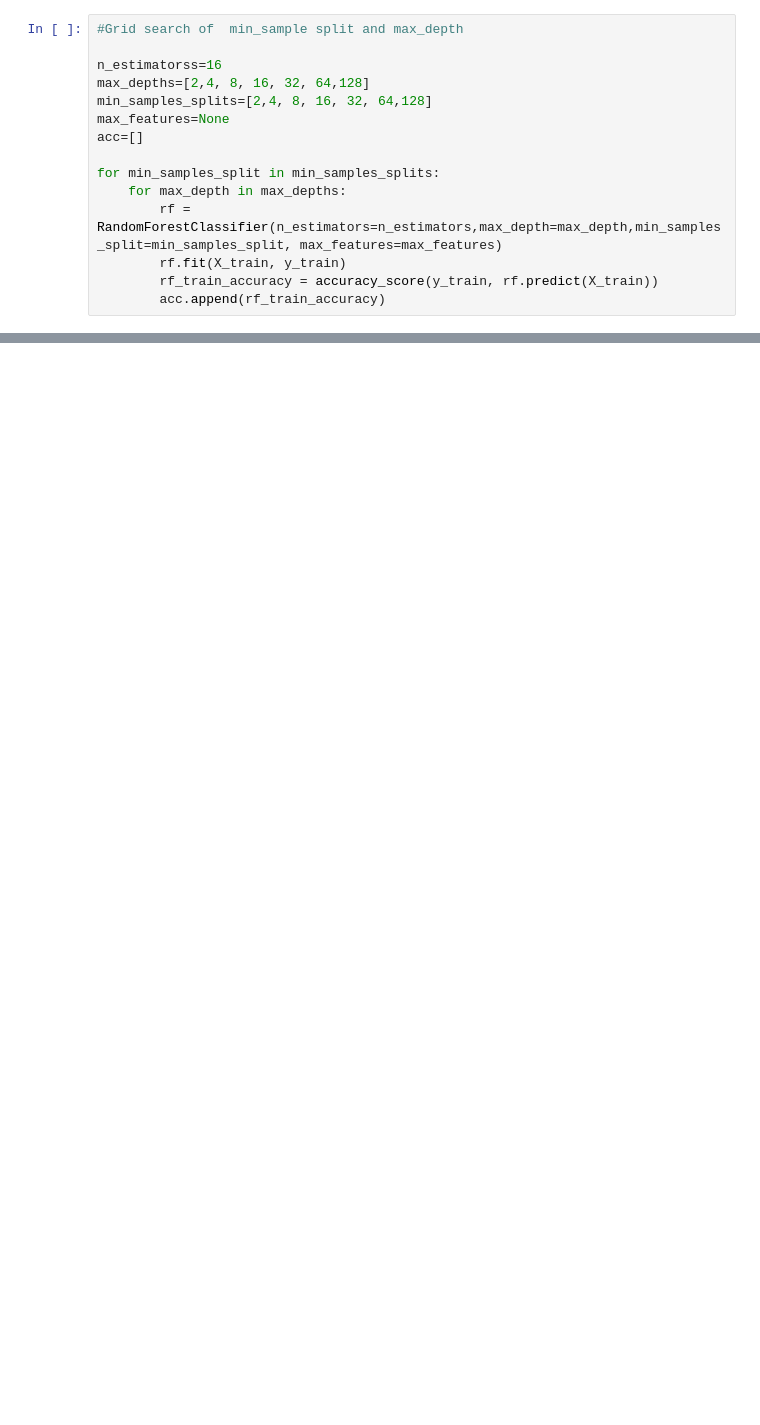
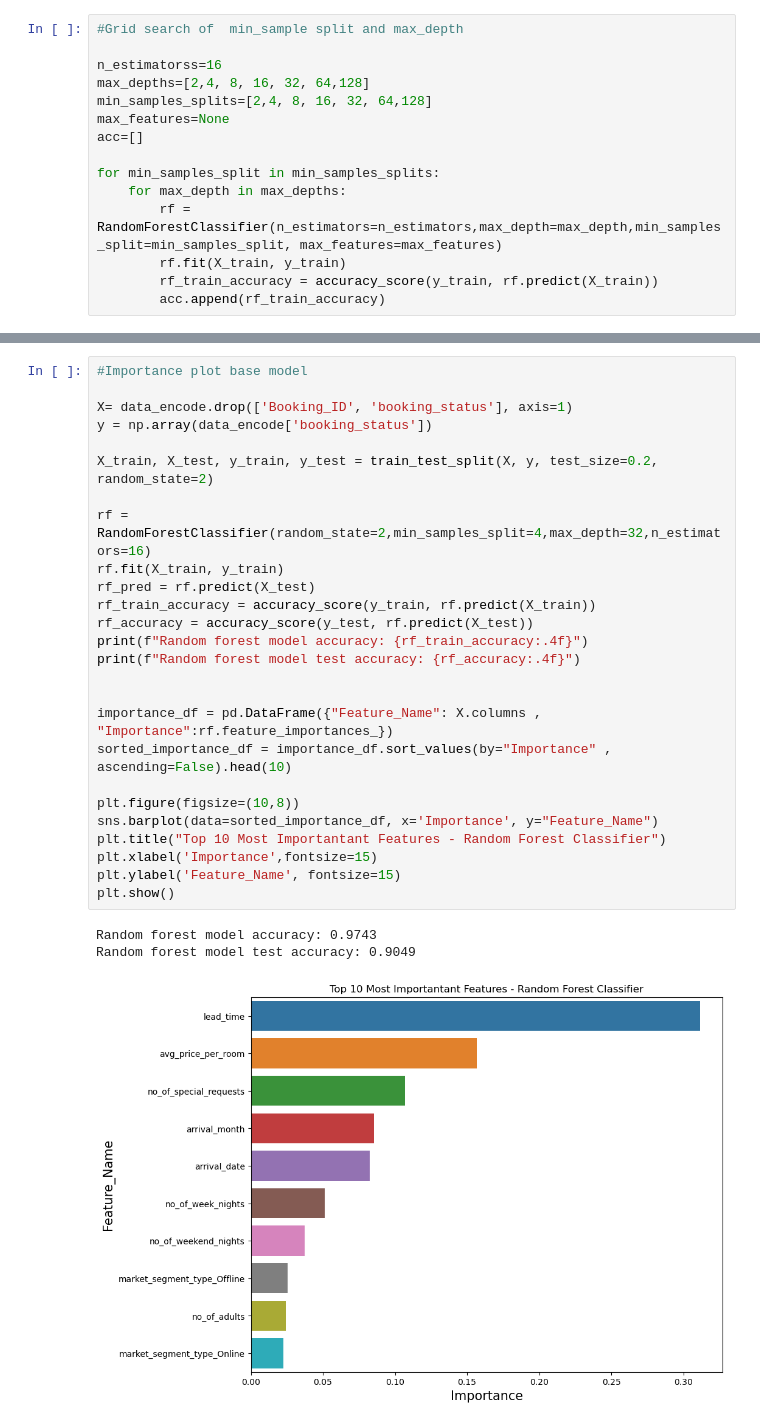
Before and after one commit to oliviaolli/Hotel-Cancellation, a Jupyter notebook: Plots.ipynb, the cells around one changed output, grey strips where cells are left out. Saved outputs shown, nothing was run; the diff lists cells and outputs as text; blank space fills up the shorter version.

```diff
--- a/Plots.ipynb
+++ b/Plots.ipynb
@@ -133,3 +138,33 @@ plt.show();
 # %% [output]
 The default value of numeric_only in DataFrame.corr is deprecated. In a future version, it will default to False. Select only valid columns or specify the value of numeric_only to silence this warning ...
 [figure]
+# %%
+#Importance plot base model
+
+X= data_encode.drop(['Booking_ID', 'booking_status'], axis=1)
+y = np.array(data_encode['booking_status'])
+
+X_train, X_test, y_train, y_test = train_test_split(X, y, test_size=0.2, random_state=2)
+
+rf = RandomForestClassifier(random_state=2,min_samples_split=4,max_depth=32,n_estimators=16)
+rf.fit(X_train, y_train)
+rf_pred = rf.predict(X_test)
+rf_train_accuracy = accuracy_score(y_train, rf.predict(X_train))
+rf_accuracy = accuracy_score(y_test, rf.predict(X_test))
+print(f"Random forest model accuracy: {rf_train_accuracy:.4f}")
+print(f"Random forest model test accuracy: {rf_accuracy:.4f}")
+
+
+importance_df = pd.DataFrame({"Feature_Name": X.columns , "Importance":rf.feature_importances_})
+sorted_importance_df = importance_df.sort_values(by="Importance" , ascending=False).head(10)
+
+plt.figure(figsize=(10,8))
+sns.barplot(data=sorted_importance_df, x='Importance', y="Feature_Name")
+plt.title("Top 10 Most Importantant Features - Random Forest Classifier")
+plt.xlabel('Importance',fontsize=15)
+plt.ylabel('Feature_Name', fontsize=15)
+plt.show()
+# %% [output]
+Random forest model accuracy: 0.9743
+Random forest model test accuracy: 0.9049
+[figure, added]
```
Also changed, not shown: parts of 6 cells of this notebook.
